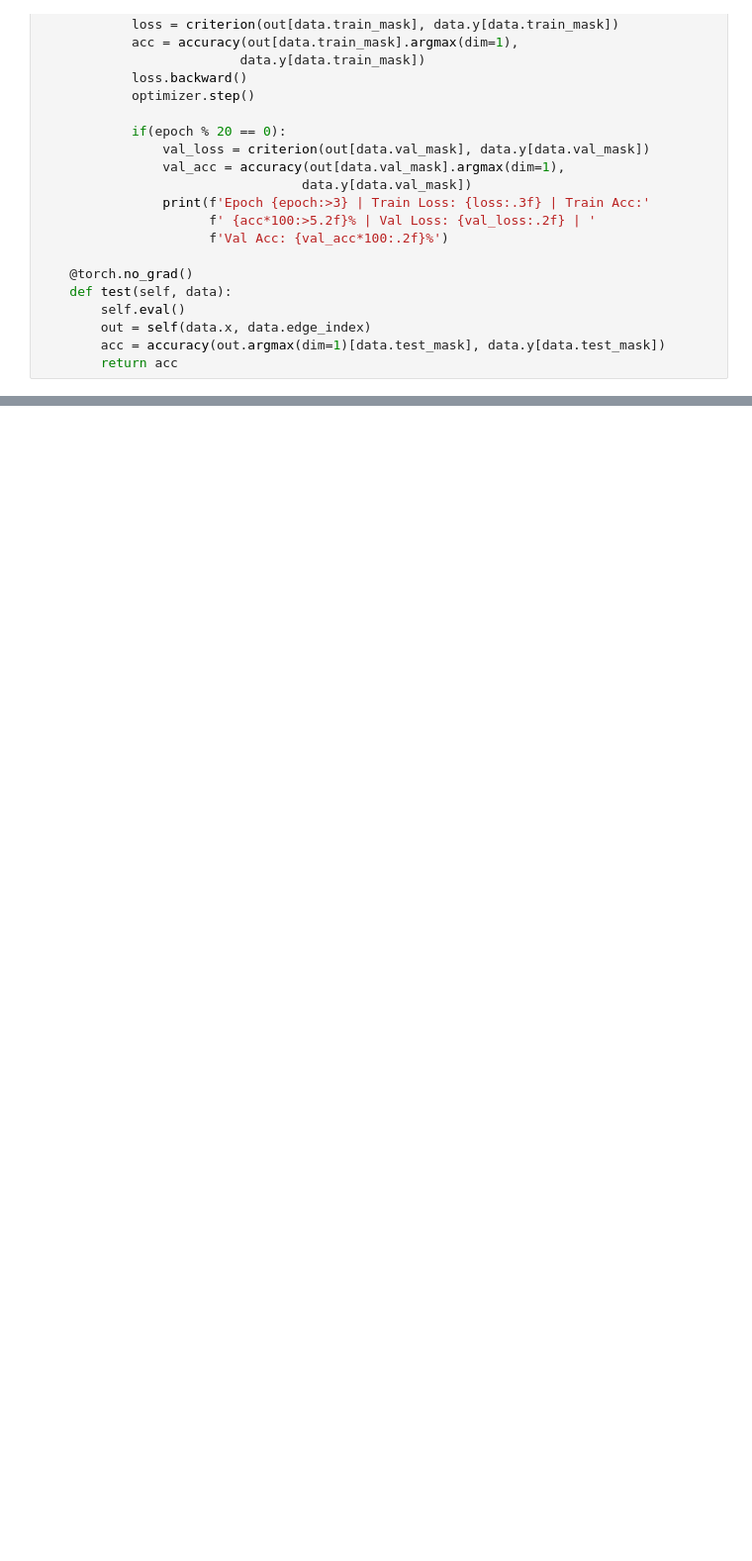
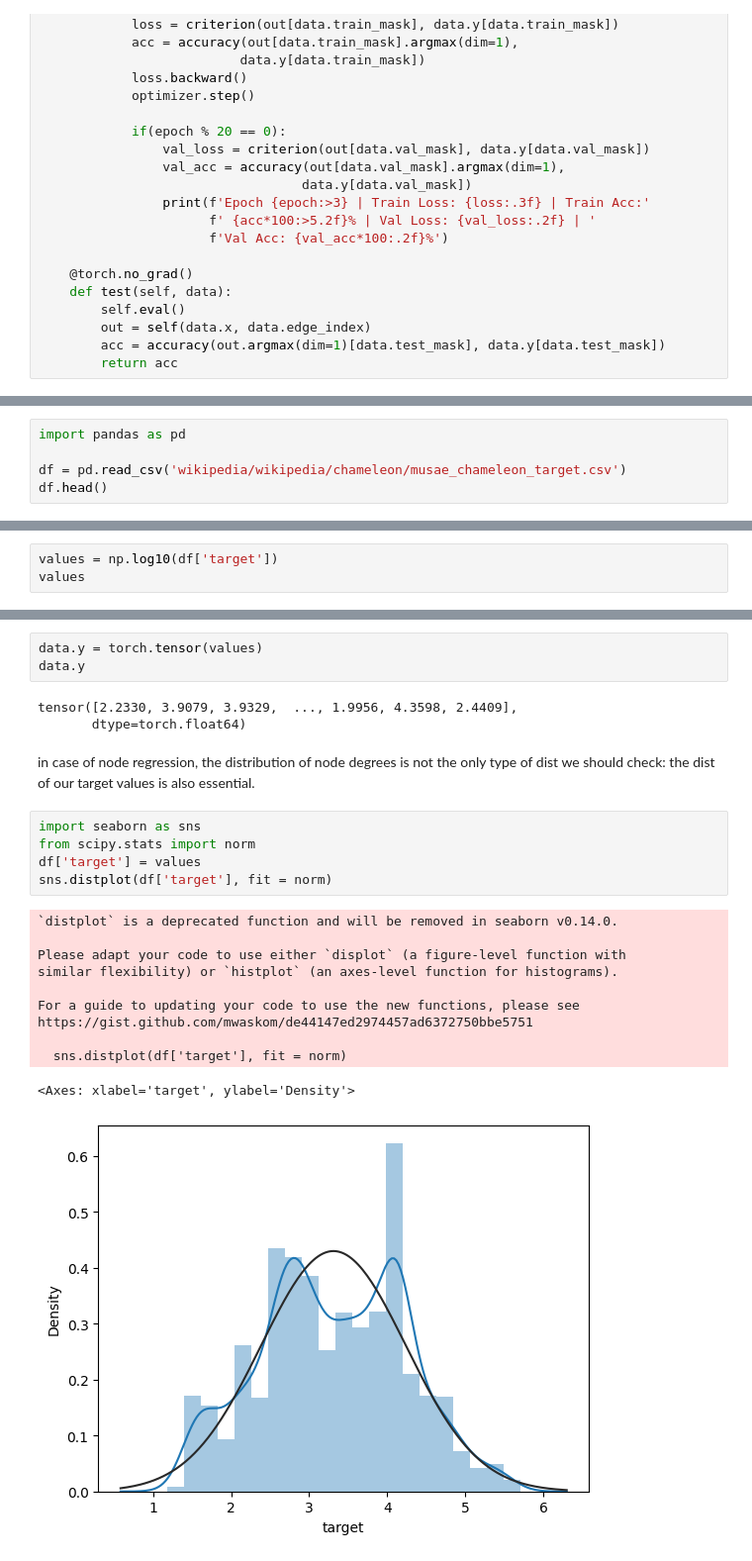
Before and after one commit to Spartan-119/advanced-gnn, a Jupyter notebook: ch 6/ch6.ipynb, the cells around one changed output, grey strips where cells are left out. Shown: that part at 99% size. Drawn from its saved outputs; the diff is of its cells as text; blank space fills up the shorter version.

```diff
--- a/ch 6/ch6.ipynb
+++ b/ch 6/ch6.ipynb
@@ -180,0 +223,5 @@ GCN test accuracy: 80.10%
+# %%
+import pandas as pd
+
+df = pd.read_csv('wikipedia/wikipedia/chameleon/musae_chameleon_target.csv')
+df.head()
@@ -180,0 +237,3 @@ GCN test accuracy: 80.10%
+# %%
+values = np.log10(df['target'])
+values
@@ -180,0 +255,25 @@ GCN test accuracy: 80.10%
+# %%
+data.y = torch.tensor(values)
+data.y
+# %% [output]
+tensor([2.2330, 3.9079, 3.9329,  ..., 1.9956, 4.3598, 2.4409],
+       dtype=torch.float64)
+# %% [markdown]
+in case of node regression, the distribution of node degrees is not the only type of dist we should check: the dist of our target values is also essential.
+# %%
+import seaborn as sns
+from scipy.stats import norm
+df['target'] = values
+sns.distplot(df['target'], fit = norm)
+# %% [output]
+`distplot` is a deprecated function and will be removed in seaborn v0.14.0.
+
+Please adapt your code to use either `displot` (a figure-level function with
+similar flexibility) or `histplot` (an axes-level function for histograms).
+
+For a guide to updating your code to use the new functions, please see
+https://gist.github.com/mwaskom/de44147ed2974457ad6372750bbe5751
+
+  sns.distplot(df['target'], fit = norm)
+<Axes: xlabel='target', ylabel='Density'>
+[figure, added]
```
Also changed, not shown: parts of 20 cells of this notebook, 17 other files.
